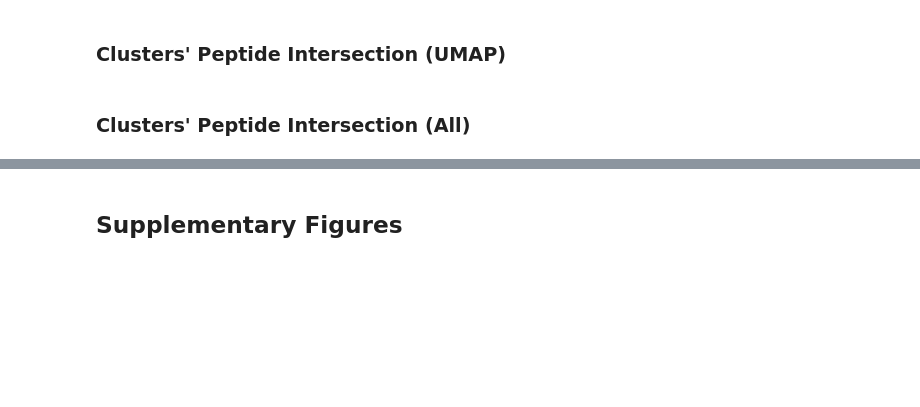
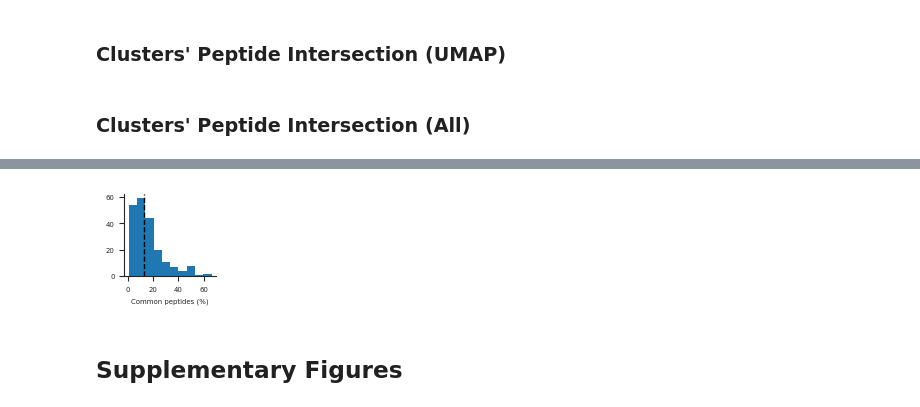
Before and after one commit to immuno-informatics/carmen-analysis, a Jupyter notebook: scripts/analysis_data_generation_and_figures_1.ipynb, the cells around one changed output, grey strips where cells are left out. Cells and saved outputs as stored; diff of their text form; code cells hidden in the pictures; blank space fills up the shorter version.

```diff
--- a/scripts/analysis_data_generation_and_figures_1.ipynb
+++ b/scripts/analysis_data_generation_and_figures_1.ipynb
@@ -3585,3 +3855,45 @@ fig.savefig(file_name)
+# %%
+# Prepare data from the previous analysis
+
+perc = pep_perc_sorted_copy.to_numpy().flatten()
+perc = [p for p in perc if p != 100.0]
+
+med_perc = np.median(perc)
+# %%
+# Figure config
+
+fig_size = figsize_in_mm(30, 30)
+
+fig_name = "fig-4-clusters-peptides-all-histogram"
+
+tick_label_fontsize = 5
+axis_label_fontsize = 5
+
+med_line_color = "black"
+med_line_style = "--"
+med_line_width = 1
+# %%
+# Create and save figure
+
+fig = plt.figure(figsize=fig_size, layout="constrained")
+ax = fig.add_subplot()
+
+ax.hist(perc)
+
+_ = ax.axvline(med_perc, color=med_line_color, linestyle=med_line_style, linewidth=med_line_width)
+
+_ = ax.set_xlabel("Common peptides (%)", size=axis_label_fontsize)
+# _ = ax.set_ylabel("Clusters", size=axis_label_fontsize)
+
+_ = ax.tick_params(axis="x", labelsize=tick_label_fontsize)
+_ = ax.tick_params(axis="y", labelsize=tick_label_fontsize)
+
+fig.get_layout_engine().set(w_pad=0, h_pad=0)
+
+file_name = figures_main_dir.joinpath(f"{fig_name}.pdf")
+fig.savefig(file_name)
+# %% [output]
+[figure, added]
 # %% [markdown]
 ## Supplementary Figures
 # %% [markdown]
```
Also changed, not shown: parts of 71 cells of this notebook, 1 other file.
